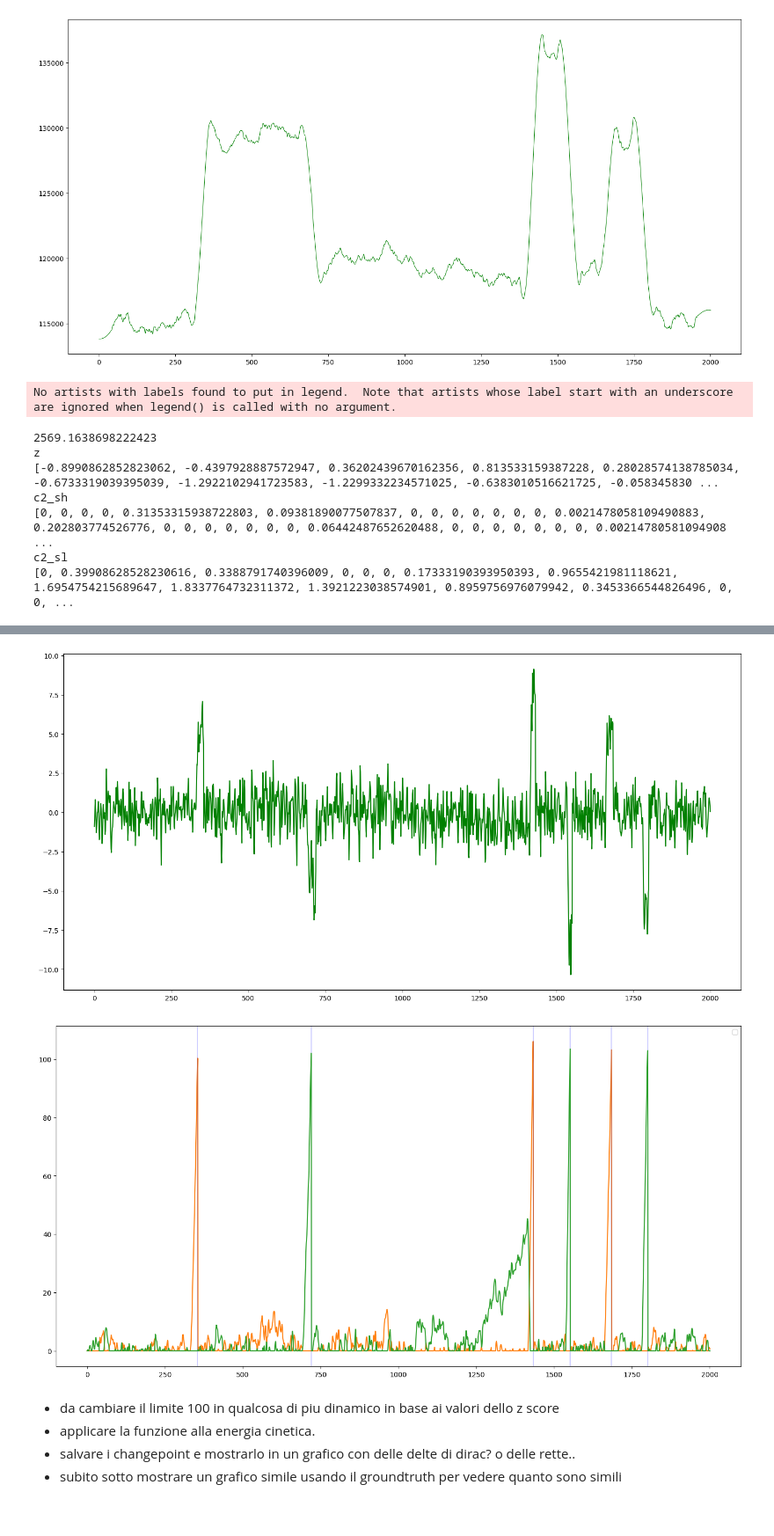
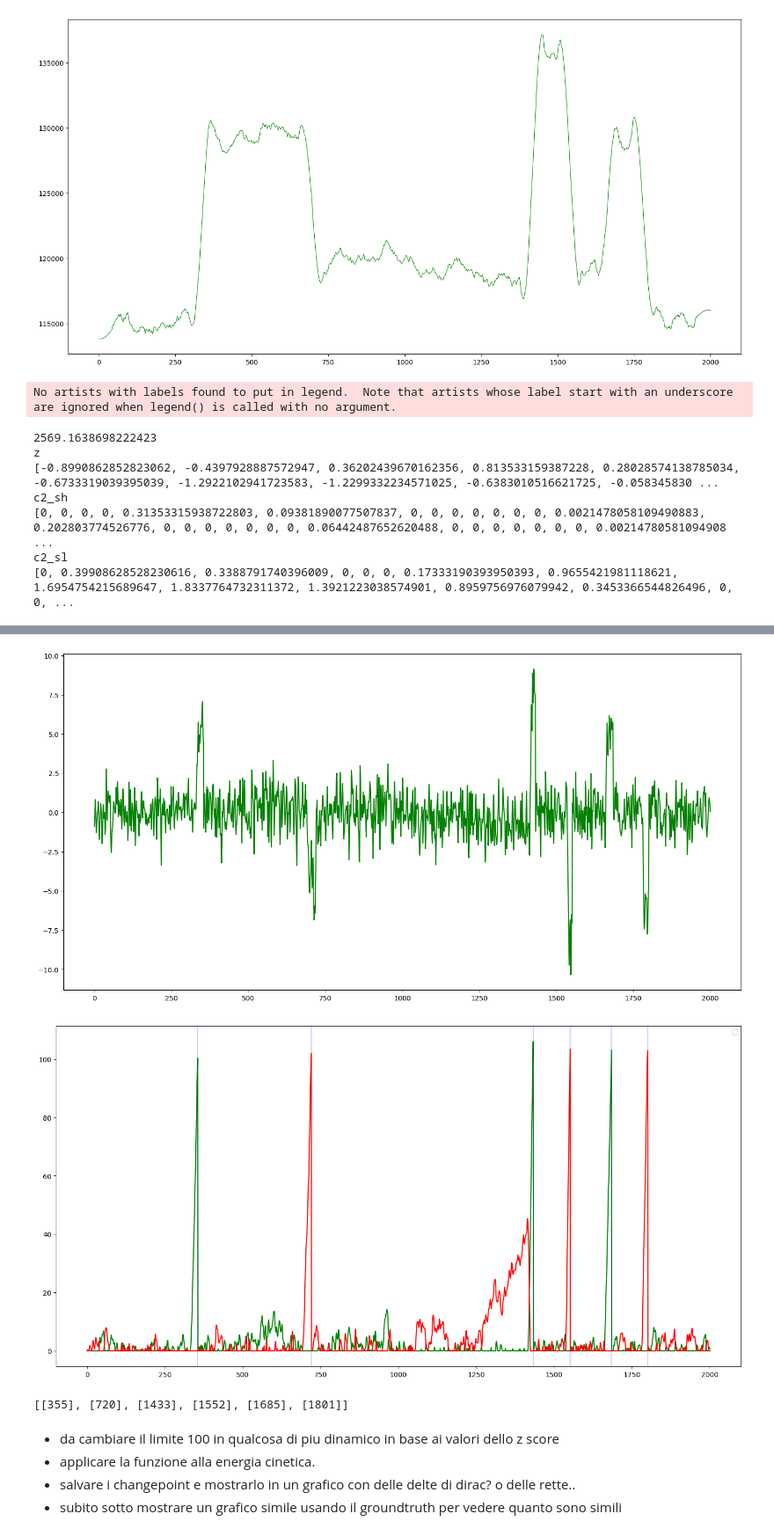
Before and after one commit to mosenco/CUSUMMO, a Jupyter notebook: main.ipynb, the cells around one changed output, grey strips where cells are left out. Shown at 88% size. Drawn from its saved outputs; the diff is of its cells as text; code cells hidden in the pictures.

```diff
--- a/main.ipynb
+++ b/main.ipynb
@@ -108,7 +108,7 @@ plt.show()
 # %% [output]
 [figure]
 # %%
-def GraphZscore(y):
+def GraphZscore(y, threshold,windowmax):
   plt.figure(figsize=(18,9))
   plt.plot(np.arange(len(y)),y,lw=0.75,label="Data",color="blue")
   """
@@ -169,9 +169,9 @@ def GraphZscore(y):
   c2_sl_res=[0]
   c2_z_res=[]
   c2_change=[]
-  c2_mean = np.mean(y[0:100])
-  c2_std = np.std(y[0:100])
-  windowrange=[[0,100]]
+  c2_mean = np.mean(y[0:windowmax])
+  c2_std = np.std(y[0:windowmax])
+  windowrange=[[0,windowmax]]
   print(c2_std)
   c2_sh = 0
   c2_sl = 0
@@ -190,7 +190,7 @@ def GraphZscore(y):
     #print(c2_sh," ",c2_std," ",idx)
     smul = 0.5
 
-    if c2_sh > 100 or c2_sl > 100:
+    if c2_sh > threshold or c2_sl > threshold:
 
       c2_change.append([idx])
       c2_sh = 0
@@ -203,9 +203,9 @@ def GraphZscore(y):
 
       else:
         #print("else")
-        windowrange.append([idx,idx+100])
-        c2_mean = np.mean(y[idx:idx+100])
-        c2_std = np.std(y[idx:idx+100])
+        windowrange.append([idx,idx+windowmax])
+        c2_mean = np.mean(y[idx:idx+windowmax])
+        c2_std = np.std(y[idx:idx+windowmax])
 
 
 
@@ -217,11 +217,11 @@ def GraphZscore(y):
   plt.plot(np.arange(len(y)-1),c2_z_res,'g')
 
   plt.figure(figsize=(18,9))
-  plt.plot(np.arange(len(y)),c2_sh_res,'C1')
+  plt.plot(np.arange(len(y)),c2_sh_res,color="green")
   for j in c2_change:
     plt.axvline(x = j, color = 'b',alpha=0.2)
 
-  plt.plot(np.arange(len(y)),c2_sl_res,'C2')
+  plt.plot(np.arange(len(y)),c2_sl_res,color="red")
   print("z")
   print(c2_z_res)
   print("c2_sh")
@@ -230,6 +230,8 @@ def GraphZscore(y):
   print(c2_sl_res)
   plt.legend()
   plt.show()
+
+  return c2_change
 # %%
 from scipy.signal import savgol_filter
 from scipy.signal import lfilter
@@ -258,25 +260,26 @@ print(y1[1])
 # %%
 import pandas as pd
 import matplotlib.pyplot as plt
 import numpy as np
 
 
 df=pd.read_csv("test.csv", header=None)
 df=df.values.flatten()
 
-GraphZscore(df)
+GraphZscore(df,100,100)
 # %% [output]
 No artists with labels found to put in legend.  Note that artists whose label start with an underscore are ignored when legend() is called with no argument.
 2569.1638698222423
 z
 [-0.8990862852823062, -0.4397928887572947, 0.36202439670162356, 0.813533159387228, 0.28028574138785034, -0.6733319039395039, -1.2922102941723583, -1.2299332234571025, -0.6383010516621725, -0.058345830 ...
 c2_sh
 [0, 0, 0, 0, 0.31353315938722803, 0.09381890077507837, 0, 0, 0, 0, 0, 0, 0, 0.0021478058109490883, 0.202803774526776, 0, 0, 0, 0, 0, 0, 0, 0.06442487652620488, 0, 0, 0, 0, 0, 0, 0, 0.00214780581094908 ...
 c2_sl
 [0, 0.39908628528230616, 0.3388791740396009, 0, 0, 0, 0.17333190393950393, 0.9655421981118621, 1.6954754215689647, 1.8337764732311372, 1.3921223038574901, 0.8959756976079942, 0.3453366544826496, 0, 0, ...
 [figure]
 [figure]
-[figure, old version]
+[figure, new version]
+[[355], [720], [1433], [1552], [1685], [1801]]
 # %% [markdown]
 - da cambiare il limite 100 in qualcosa di piu dinamico in base ai valori dello z score
 - applicare la funzione alla energia cinetica.
```
Also changed, not shown: parts of 2 cells of this notebook, 5 other files.
